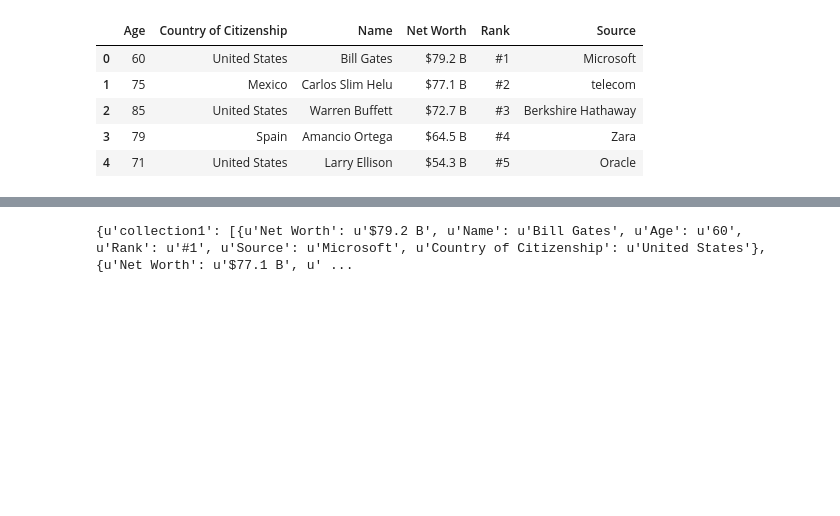
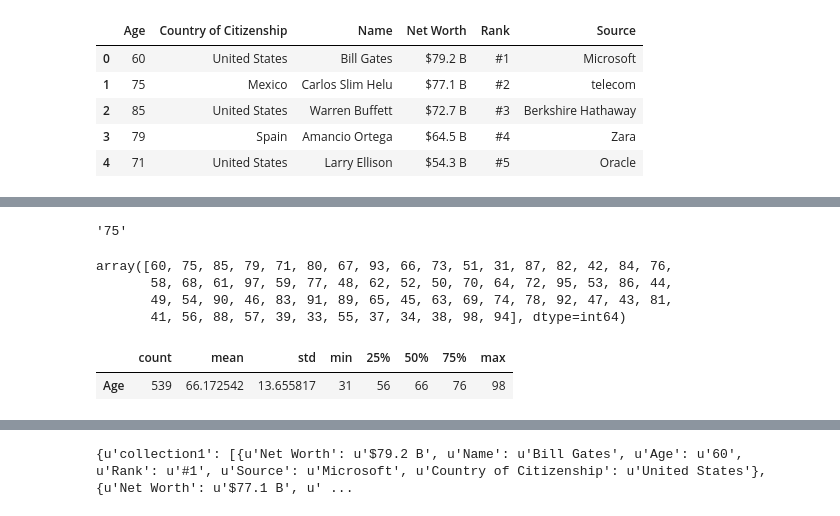
Before and after one commit to namedcal/DAT_SF_18, a Jupyter notebook: homework/Homework 2.ipynb, the cells around one changed output, grey strips where cells are left out. Drawn from its saved outputs; the diff is of its cells as text; code cells hidden in the pictures; blank space fills up the shorter version.

```diff
--- a/homework/Homework 2.ipynb
+++ b/homework/Homework 2.ipynb
@@ -126,0 +116,4 @@ df = results
+# %%
+df.Age[1].encode('utf8')
+# %% [output]
+'75'
@@ -126,0 +125,12 @@ df = results
+# %%
+df.Age.unique()
+# %% [output]
+array([60, 75, 85, 79, 71, 80, 67, 93, 66, 73, 51, 31, 87, 82, 42, 84, 76,
+       58, 68, 61, 97, 59, 77, 48, 62, 52, 50, 70, 64, 72, 95, 53, 86, 44,
+       49, 54, 90, 46, 83, 91, 89, 65, 45, 63, 69, 74, 78, 92, 47, 43, 81,
+       41, 56, 88, 57, 39, 33, 55, 37, 34, 38, 98, 94], dtype=int64)
+# %%
+df.describe().T
+# %% [output]
+|  | count | mean | std | min | 25% | 50% | 75% | max |
+| Age | 539 | 66.172542 | 13.655817 | 31 | 56 | 66 | 76 | 98 |
```
Also changed, not shown: parts of 12 cells of this notebook.
